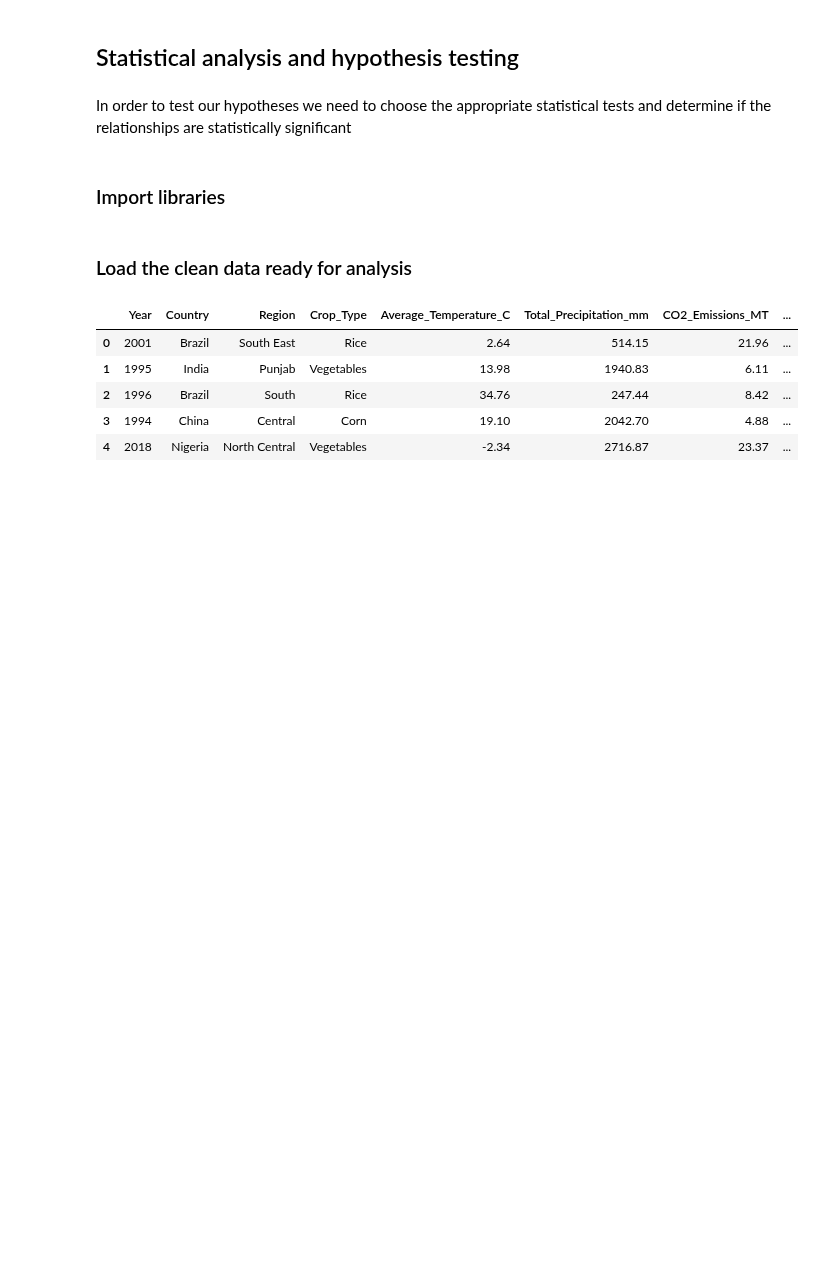
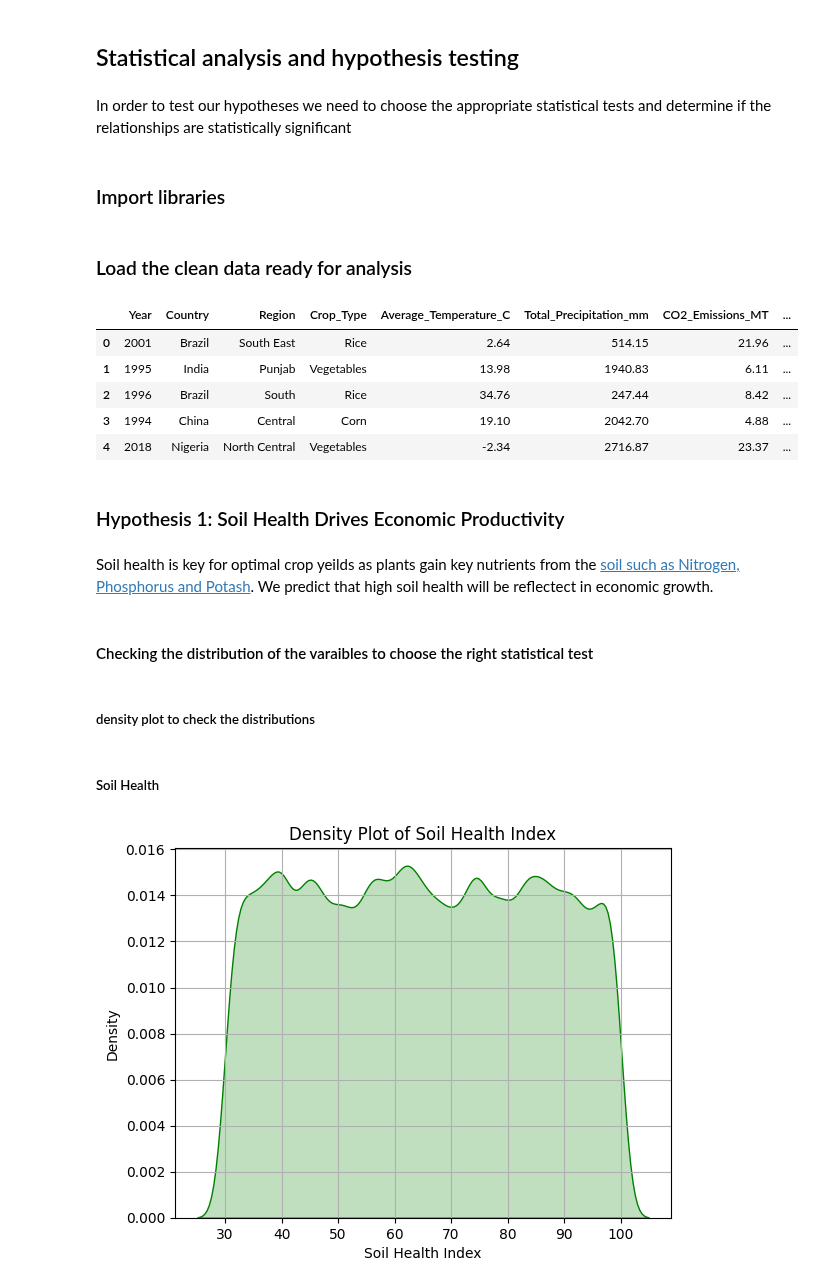
Before and after one commit to Janeweightman/Climate-Change-Impact-on-Agriculture-, a Jupyter notebook: jupyter_notebooks/statistical-analysis.ipynb, the cells around one changed output. Saved outputs shown, nothing was run; the diff lists cells and outputs as text; code cells hidden in the pictures; blank space fills up the shorter version.

Commit message:
check distributions and add spearman correlation coefficient

```diff
--- a/jupyter_notebooks/statistical-analysis.ipynb
+++ b/jupyter_notebooks/statistical-analysis.ipynb
@@ -22,3 +23,22 @@ df.head()
 | 2 | 1996 | Brazil | South | Rice | 34.76 | 247.44 | 8.42 | ... |
 | 3 | 1994 | China | Central | Corn | 19.10 | 2042.70 | 4.88 | ... |
 | 4 | 2018 | Nigeria | North Central | Vegetables | -2.34 | 2716.87 | 23.37 | ... |
+# %% [markdown]
+### Hypothesis 1: Soil Health Drives Economic Productivity
+# %% [markdown]
+Soil health is key for optimal crop yeilds as plants gain key nutrients from the [soil such as Nitrogen, Phosphorus and Potash](https://www.yara.co.uk/grow-the-future/sustainable-farming/soil-health/). We predict that high soil health will be reflectect in economic growth.
+# %% [markdown]
+#### Checking the distribution of the varaibles to choose the right statistical test
+# %% [markdown]
+##### density plot to check the distributions
+# %% [markdown]
+##### Soil Health
+# %%
+sns.kdeplot(data=df, x='Soil_Health_Index', fill=True, color='green', bw_adjust=0.5) #This was created with help from co-pilot
+plt.title('Density Plot of Soil Health Index')
+plt.xlabel('Soil Health Index')
+plt.ylabel('Density')
+plt.grid(True)
+plt.show()
+# %% [output]
+[figure, added]
```
Also changed, not shown: parts of 7 cells of this notebook.
